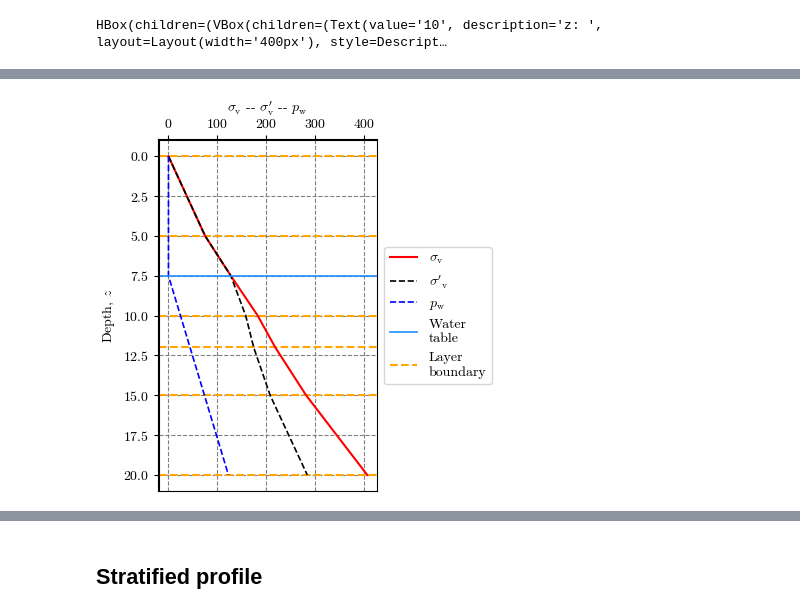
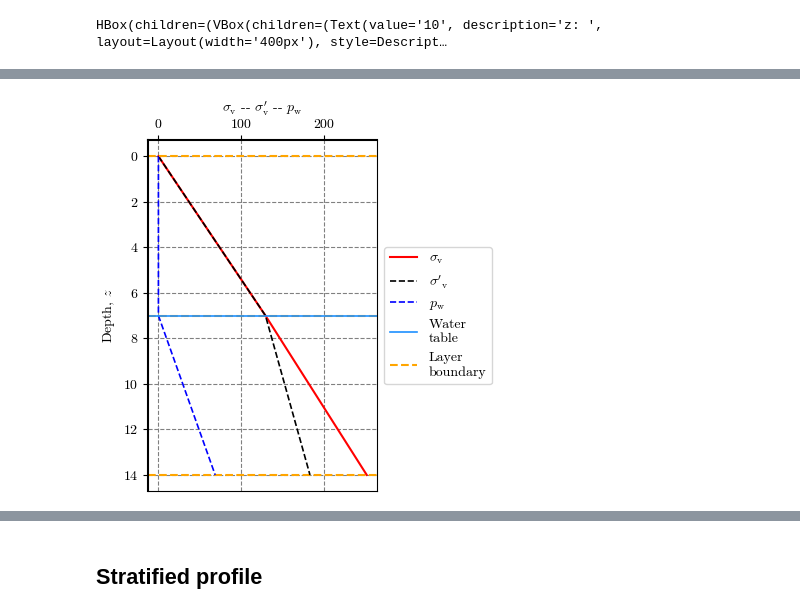
Before and after one commit to AppliedMechanics-EAFIT/soil_mechanics, a Jupyter notebook: notebooks/stress_vs_depth.ipynb, the cells around one changed output, grey strips where cells are left out. Saved outputs shown, nothing was run; the diff lists cells and outputs as text; code cells hidden in the pictures.

```diff
--- a/notebooks/stress_vs_depth.ipynb
+++ b/notebooks/stress_vs_depth.ipynb
@@ -71,12 +71,13 @@ def plot_stress_vs_depth(depths, 𝛾_moist, 𝛾_sat, wt_depth, 𝛾_w, widget=
     depths_copy.insert(0, 0)  # insert zero for the first layer
     thickness = np.diff(depths_copy)  # thickness of each soil layer [m]
     # Create a vector for unit weigth of water (zero above wt, and 𝛾_w below)
-    𝛾_w = np.full_like(thickness, 𝛾_w)
+    𝛾_w = np.full_like(𝛾_s, 𝛾_w)
     𝛾_w[: idx_wt + 1] = 0
     # Compute vertical stressess and water pressure at boundaries
     sigma_v = np.insert(np.cumsum(thickness * 𝛾_s), 0, 0)
     p_w = np.insert(np.cumsum(thickness * 𝛾_w), 0, 0)
     sigma_v_eff = sigma_v - p_w
+    # print(sigma_v, p_w, sigma_v_eff, sep="\n")
 
     # Plot
     fig, ax = plt.subplots(ncols=1, nrows=1, figsize=[4, 4])
@@ -107,8 +108,7 @@ def plot_stress_vs_depth(depths, 𝛾_moist, 𝛾_sat, wt_depth, 𝛾_w, widget=
         ylabel="Depth, $z$",
     )
     ax.legend(loc="center left", bbox_to_anchor=(1, 0.5))
-    ax.spines["left"].set_linewidth(1.5)
-    ax.spines["top"].set_linewidth(1.5)
+    ax.spines[["left", "top"]].set_linewidth(1.5)
     ax.grid(True, which="major", color="gray", linestyle="--")
     # fig.tight_layout()
     if widget:
@@ -147,12 +147,12 @@ plot_stress_vs_depth(depths, 𝛾_moist, 𝛾_sat, wt_depth, 𝛾_w)
 [interactive output not drawn]
 # %%
 # Static figure
-depths = [5, 10, 12, 15, 20]  # bottom depth of each soil layer [m]
-𝛾_moist = [15, 21, 17, 20, 24]  # Total/moist/bulk unit weight of each soil layer [kN/m³]
-𝛾_sat = [16, 22, 18, 21, 25]  # Saturated unit weight of each soil layer [kN/m³]
-wt_depth = 7.5  # depth of the water table [m]
+depths = [7, 14]  # bottom depth of each soil layer [m]
+𝛾_moist = [18.50, 16.00]  # Total/moist/bulk unit weight of each soil layer [kN/m³]
+𝛾_sat = [19.50, 17.5]  # Saturated unit weight of each soil layer [kN/m³]
+wt_depth = 7  # depth of the water table [m]
 𝛾_w = 9.81  # unit weight of water [kN/m³]
 plot_stress_vs_depth(depths, 𝛾_moist, 𝛾_sat, wt_depth, 𝛾_w)
 # %% [output]
-[figure, old version]
+[figure, new version]
 [interactive output not drawn]
```
Also changed, not shown: parts of 1 cell of this notebook, 4 other files.
